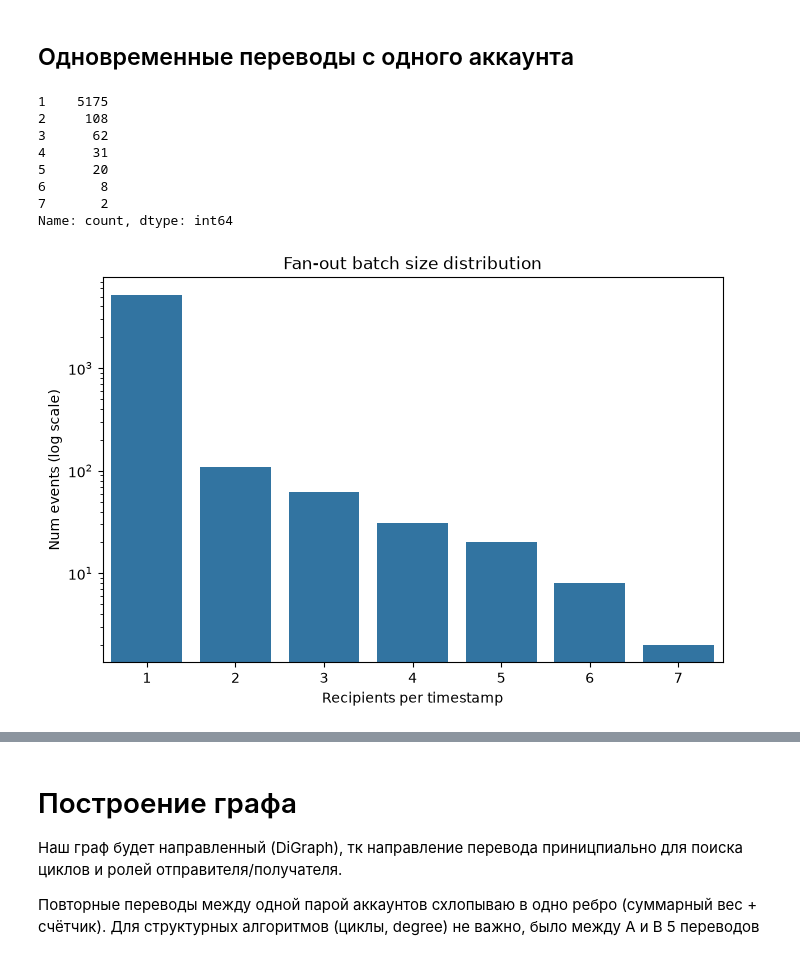
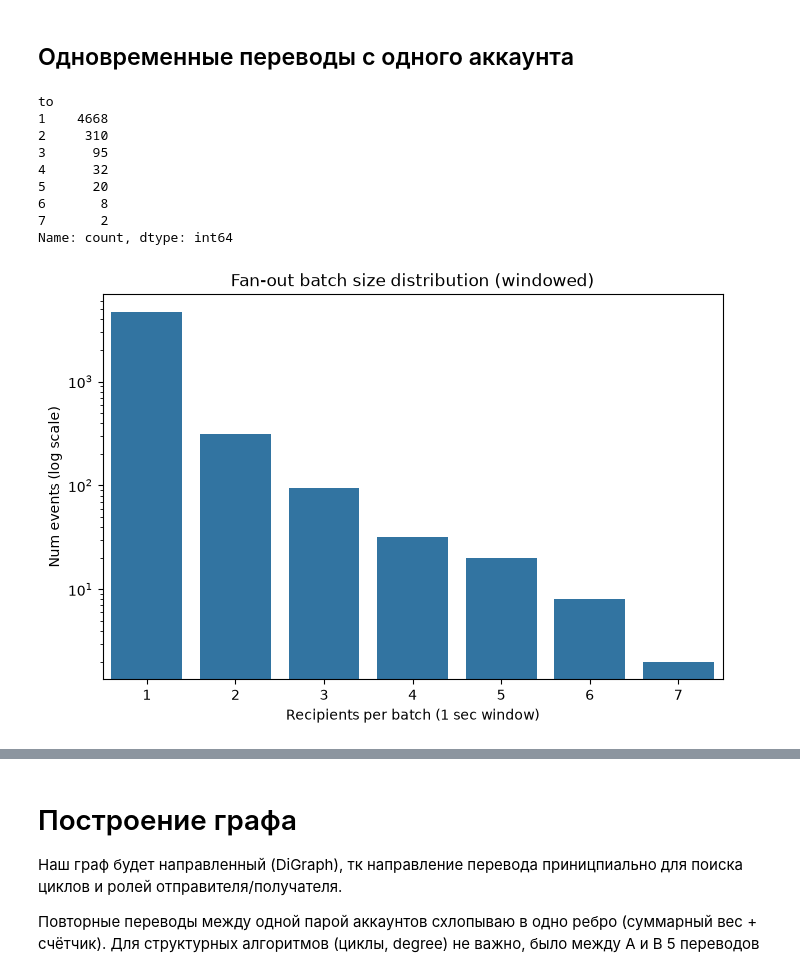
Before and after one commit to Grimb000/account-graph-analysis, a Jupyter notebook: notebook.ipynb, the cells around one changed output, grey strips where cells are left out. Drawn from its saved outputs; the diff is of its cells as text; code cells hidden in the pictures.

```diff
--- a/notebook.ipynb
+++ b/notebook.ipynb
@@ -157,25 +162,51 @@ receiver-only: 10 ['acct_0383', 'acct_0403', 'acct_0476', 'acct_0504', 'acct_054
 # %% [markdown]
 ## Одновременные переводы с одного аккаунта
 # %%
-batch = df.groupby(["from", "timestamp"]).size()
-batch_dist = batch.value_counts().sort_index()
+import numpy as np
+
+
+def find_batches_windowed(df, window_sec=1.0):
+    'Group outgoing transfers by sender and a sliding time window.'
+    batches = []
+    for sender, grp in df.groupby("from"):
+        grp = grp.sort_values("timestamp")
+        times = grp["timestamp"].values
+        tos = grp["to"].values
+        used = np.zeros(len(grp), dtype=bool)
+        for i in range(len(grp)):
+            if used[i]:
+                continue
+            t0 = times[i]
+            window_mask = (
+                (times >= t0)
+                & (times <= t0 + np.timedelta64(int(window_sec * 1000), "ms"))
+                & (~used)
+            )
+            batches.append({"from": sender, "t0": t0, "to": list(tos[window_mask])})
+            used |= window_mask
+    return pd.DataFrame(batches)
+
+
+batch_windowed_all = find_batches_windowed(df, window_sec=1.0)
+batch_dist = batch_windowed_all["to"].apply(len).value_counts().sort_index()
 print(batch_dist)
 
 fig, ax = plt.subplots(figsize=(8, 5))
 sns.barplot(x=batch_dist.index, y=batch_dist.values, ax=ax)
 ax.set_yscale("log")
-ax.set_xlabel("Recipients per timestamp")
+ax.set_xlabel("Recipients per batch (1 sec window)")
 ax.set_ylabel("Num events (log scale)")
-ax.set_title("Fan-out batch size distribution")
+ax.set_title("Fan-out batch size distribution (windowed)")
 plt.show()
 # %% [output]
-1    5175
-2     108
-3      62
-4      31
+to
+1    4668
+2     310
+3      95
+4      32
 5      20
 6       8
 7       2
 Name: count, dtype: int64
-[figure, old version]
+[figure, new version]
 # %%
```
Also changed, not shown: parts of 57 cells of this notebook, 4 other files.
